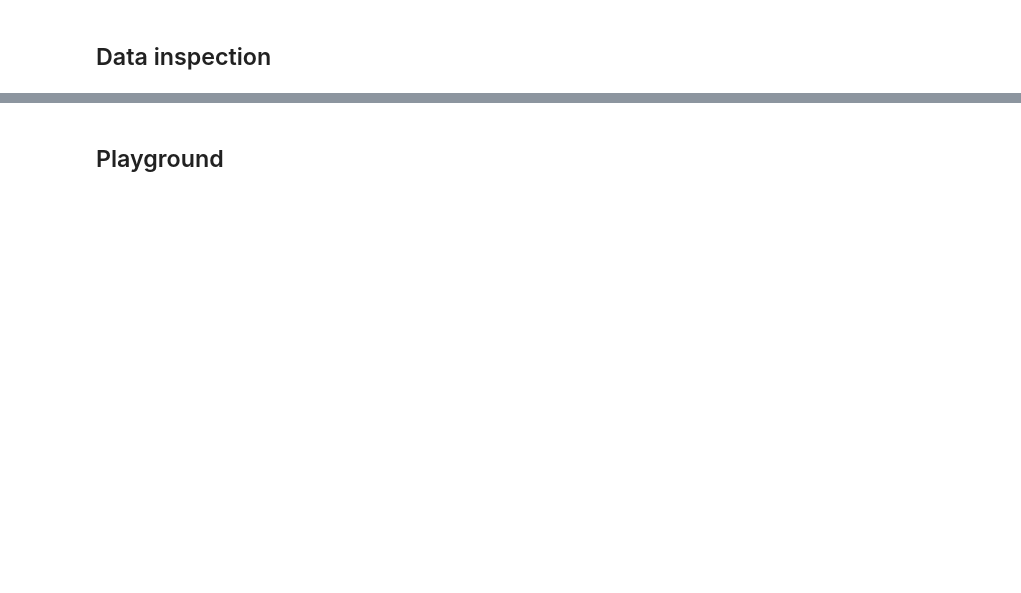
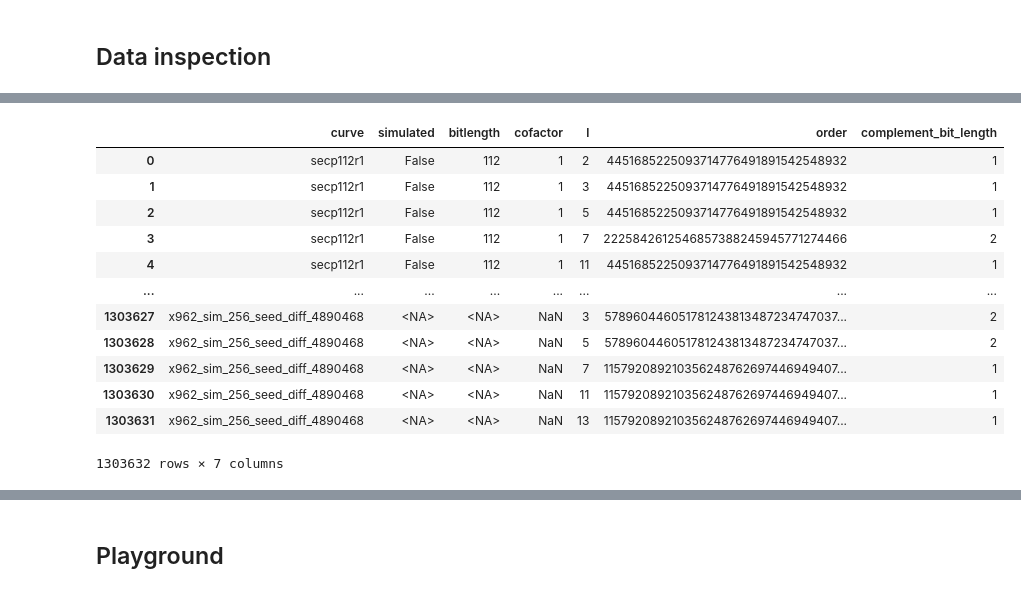
Before and after one commit to crocs-muni/DiSSECT, a Jupyter notebook: dissect/visual/analysis.ipynb, the cells around one changed output, grey strips where cells are left out. Cells and saved outputs as stored; diff of their text form; code cells hidden in the pictures; blank space fills up the shorter version.

```diff
--- a/dissect/visual/analysis.ipynb
+++ b/dissect/visual/analysis.ipynb
@@ -27,0 +35,16 @@ df.describe()
+# %%
+trait_df
+# %% [output]
+|  | curve | simulated | bitlength | cofactor | l | order | complement_bit_length |
+| 0 | secp112r1 | False | 112 | 1 | 2 | 4451685225093714776491891542548932 | 1 |
+| 1 | secp112r1 | False | 112 | 1 | 3 | 4451685225093714776491891542548932 | 1 |
+| 2 | secp112r1 | False | 112 | 1 | 5 | 4451685225093714776491891542548932 | 1 |
+| 3 | secp112r1 | False | 112 | 1 | 7 | 2225842612546857388245945771274466 | 2 |
+| 4 | secp112r1 | False | 112 | 1 | 11 | 4451685225093714776491891542548932 | 1 |
+| ... | ... | ... | ... | ... | ... | ... | ... |
+| 1303627 | x962_sim_256_seed_diff_4890468 | <NA> | <NA> | NaN | 3 | 578960446051781243813487234747037... | 2 |
+| 1303628 | x962_sim_256_seed_diff_4890468 | <NA> | <NA> | NaN | 5 | 578960446051781243813487234747037... | 2 |
+| 1303629 | x962_sim_256_seed_diff_4890468 | <NA> | <NA> | NaN | 7 | 115792089210356248762697446949407... | 1 |
+| 1303630 | x962_sim_256_seed_diff_4890468 | <NA> | <NA> | NaN | 11 | 115792089210356248762697446949407... | 1 |
+| 1303631 | x962_sim_256_seed_diff_4890468 | <NA> | <NA> | NaN | 13 | 115792089210356248762697446949407... | 1 |
+1303632 rows × 7 columns
```
Also changed, not shown: parts of 7 cells of this notebook, 1 other file.
